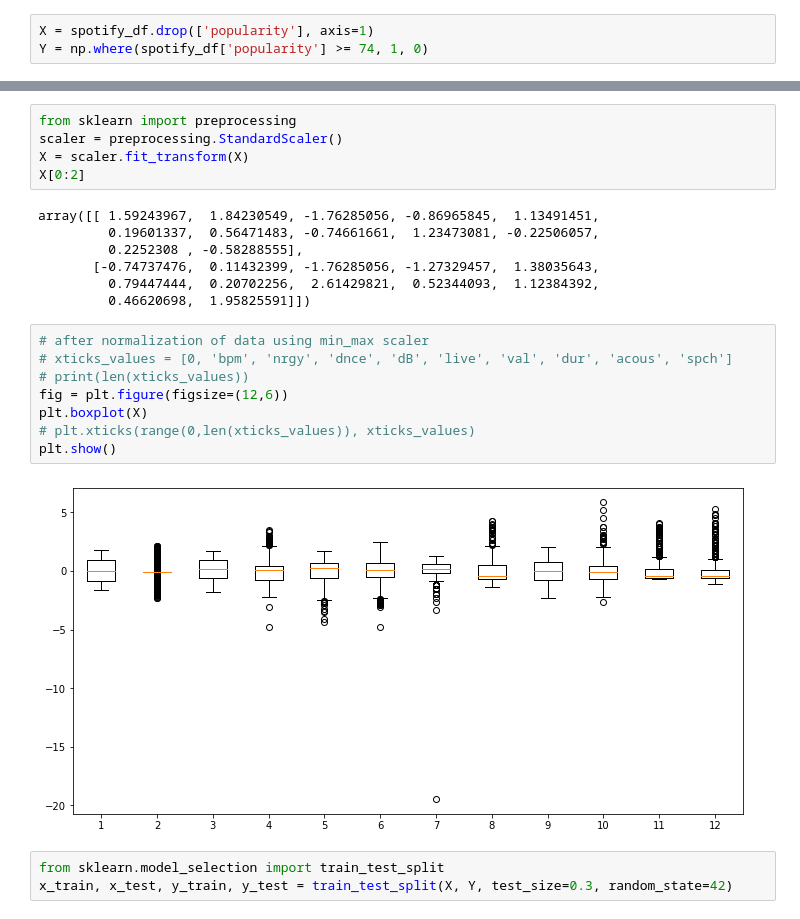
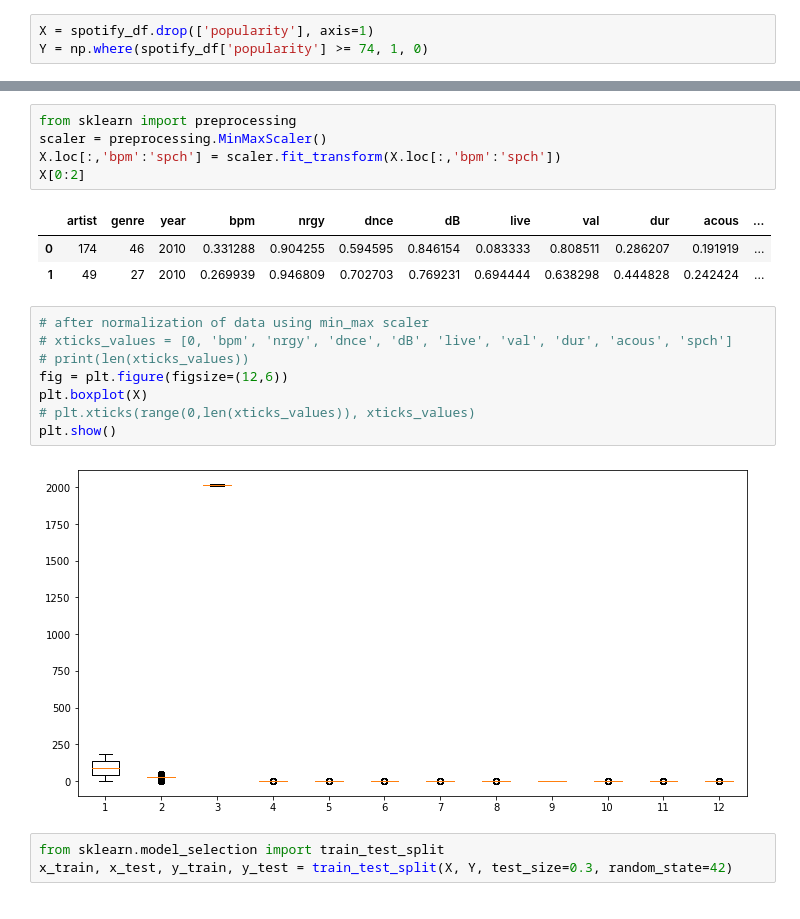
Before and after one commit to nitanshjain/Predicting_Spotify_Song_Popularity, a Jupyter notebook: AI_Project_DecisionTree.ipynb, the cells around one changed output, grey strips where cells are left out. Cells and saved outputs as stored; diff of their text form.

```diff
--- a/AI_Project_DecisionTree.ipynb
+++ b/AI_Project_DecisionTree.ipynb
@@ -109,15 +109,12 @@ plt.show()
 # %%
 from sklearn import preprocessing
-scaler = preprocessing.StandardScaler()
-X = scaler.fit_transform(X)
+scaler = preprocessing.MinMaxScaler()
+X.loc[:,'bpm':'spch'] = scaler.fit_transform(X.loc[:,'bpm':'spch'])
 X[0:2]
 # %% [output]
-array([[ 1.59243967,  1.84230549, -1.76285056, -0.86965845,  1.13491451,
-         0.19601337,  0.56471483, -0.74661661,  1.23473081, -0.22506057,
-         0.2252308 , -0.58288555],
-       [-0.74737476,  0.11432399, -1.76285056, -1.27329457,  1.38035643,
-         0.79447444,  0.20702256,  2.61429821,  0.52344093,  1.12384392,
-         0.46620698,  1.95825591]])
+|  | artist | genre | year | bpm | nrgy | dnce | dB | live | val | dur | acous | ... |
+| 0 | 174 | 46 | 2010 | 0.331288 | 0.904255 | 0.594595 | 0.846154 | 0.083333 | 0.808511 | 0.286207 | 0.191919 | ... |
+| 1 | 49 | 27 | 2010 | 0.269939 | 0.946809 | 0.702703 | 0.769231 | 0.694444 | 0.638298 | 0.444828 | 0.242424 | ... |
 # %%
 # after normalization of data using min_max scaler
 # xticks_values = [0, 'bpm', 'nrgy', 'dnce', 'dB', 'live', 'val', 'dur', 'acous', 'spch']
@@ -127,7 +124,7 @@ plt.boxplot(X)
 # plt.xticks(range(0,len(xticks_values)), xticks_values)
 plt.show()
 # %% [output]
-[figure, old version]
+[figure, new version]
 # %%
 from sklearn.model_selection import train_test_split
 x_train, x_test, y_train, y_test = train_test_split(X, Y, test_size=0.3, random_state=42)
```
Also changed, not shown: parts of 4 cells of this notebook, 4 other files.
